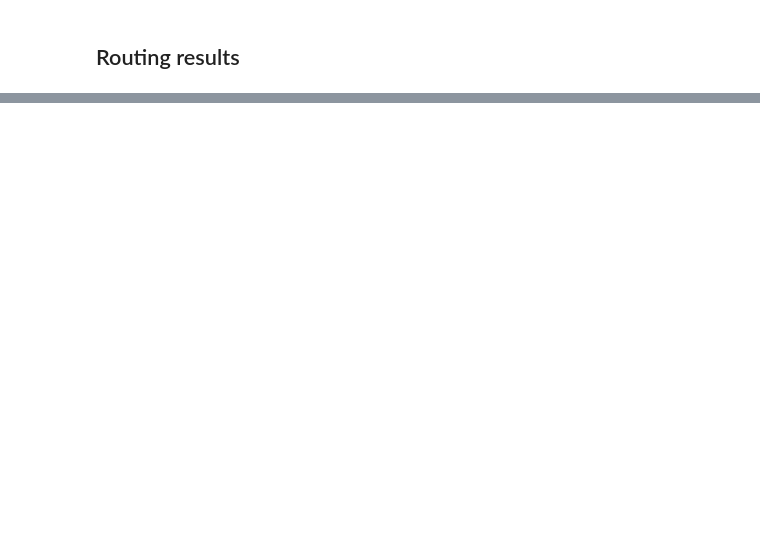
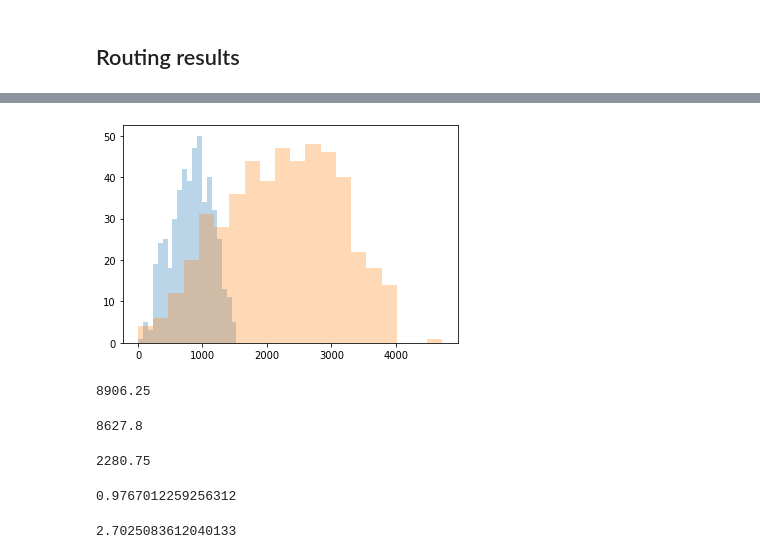
Before and after one commit to skandium/cyclorank, a Jupyter notebook: analyse_results.ipynb, the cells around one changed output, grey strips where cells are left out. Drawn from its saved outputs; the diff is of its cells as text; code cells hidden in the pictures; blank space fills up the shorter version.

```diff
--- a/analyse_results.ipynb
+++ b/analyse_results.ipynb
@@ -206,0 +371,26 @@ subset.sort_values("length")
+# %%
+plt.hist(merged["duration_car"], bins=20, alpha=0.3)
+plt.hist(merged["duration_bike"], bins=20, alpha=0.3)
+plt.show()
+# %% [output]
+[figure, added]
+# %%
+merged["distance_car"].median()
+# %% [output]
+8906.25
+# %%
+merged["distance_bike"].median()
+# %% [output]
+8627.8
+# %%
+merged["duration_bike"].median()
+# %% [output]
+2280.75
+# %%
+merged["distance_delta"].median()
+# %% [output]
+0.9767012259256312
+# %%
+merged["duration_delta"].median()
+# %% [output]
+2.7025083612040133
```
Also changed, not shown: parts of 29 cells of this notebook, 6 other files.
